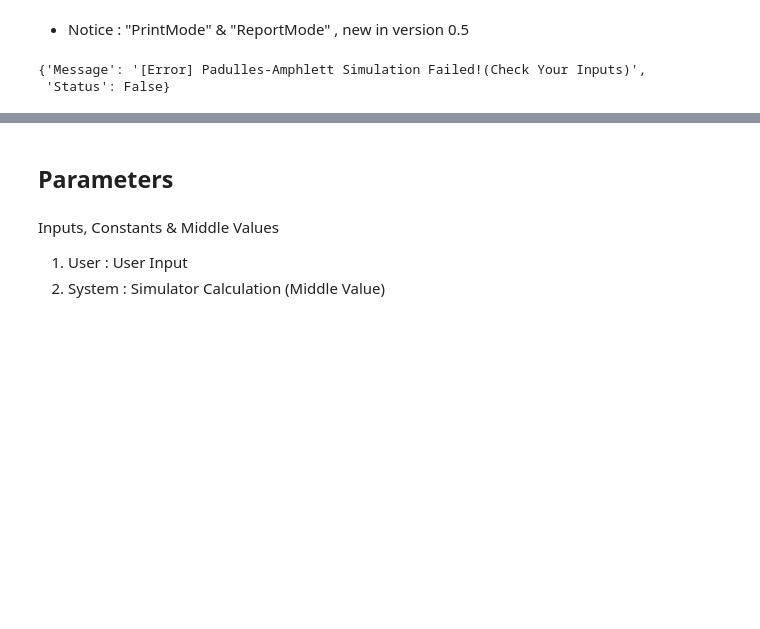
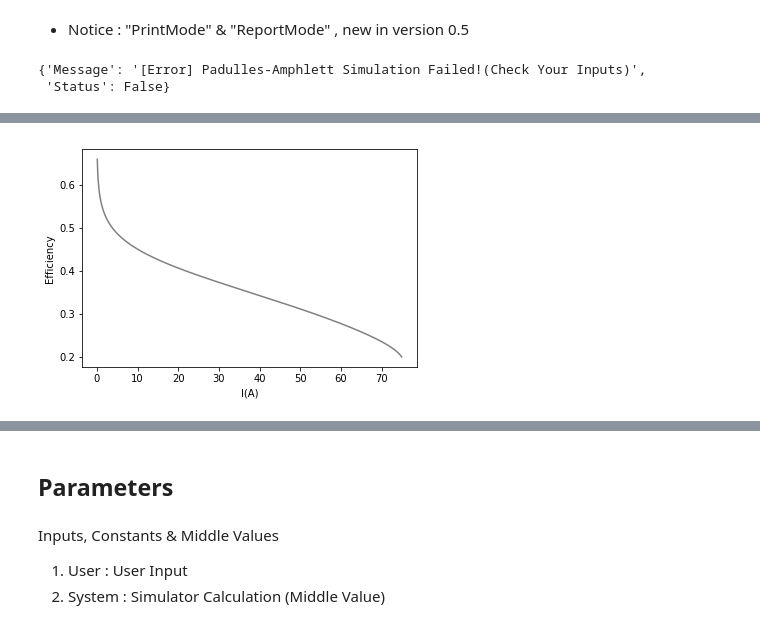
Before and after one commit to ECSIM/opem, a Jupyter notebook: Documents/Padulles_Amphlett.ipynb, the cells around one changed output, grey strips where cells are left out. Cells and saved outputs as stored; diff of their text form; code cells hidden in the pictures; blank space fills up the shorter version.

```diff
--- a/Documents/Padulles_Amphlett.ipynb
+++ b/Documents/Padulles_Amphlett.ipynb
@@ -327,0 +376,4 @@ Dynamic_Analysis(InputMethod={},TestMode=True,PrintMode=False,ReportMode=True)
+# %%
+plot_func(data["I"],data["EFF"],"I(A)","Efficiency","gray")
+# %% [output]
+[figure, added]
```
Also changed, not shown: parts of 16 cells of this notebook, 3 other files.
